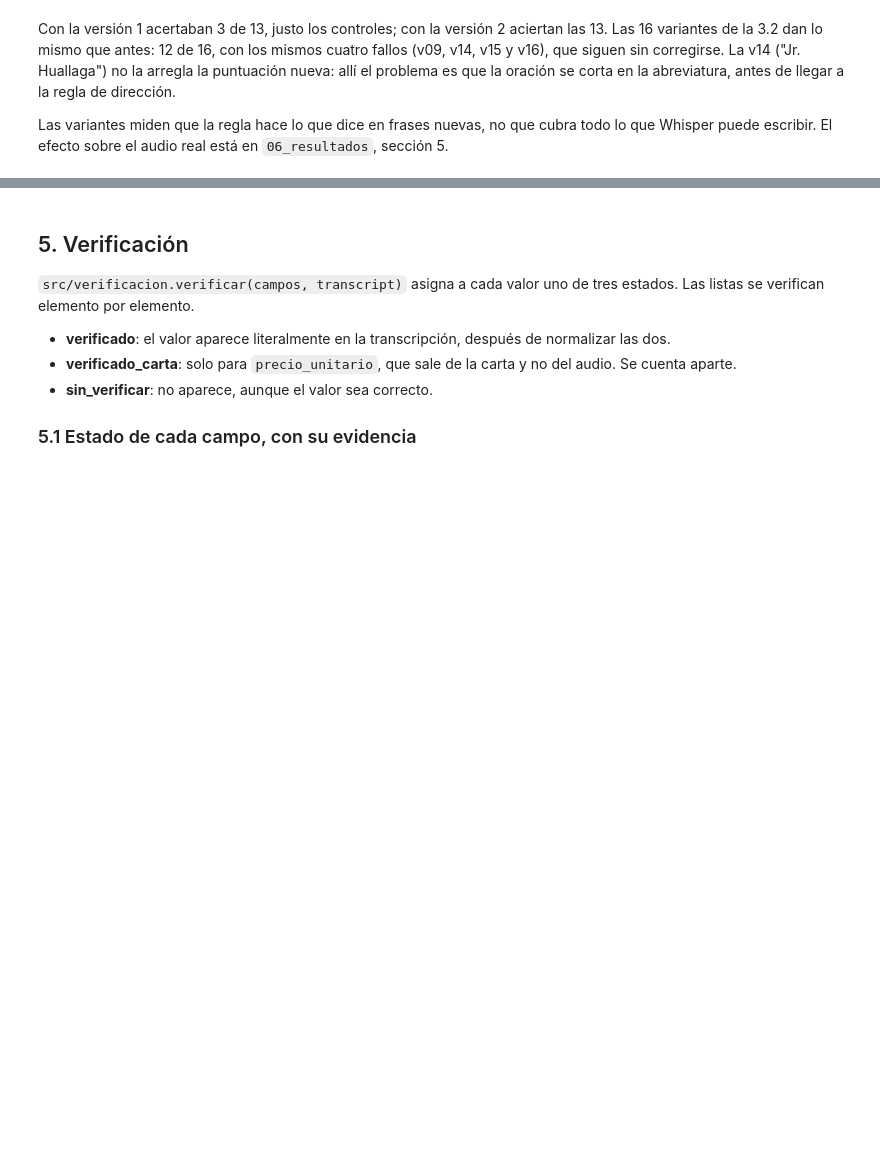
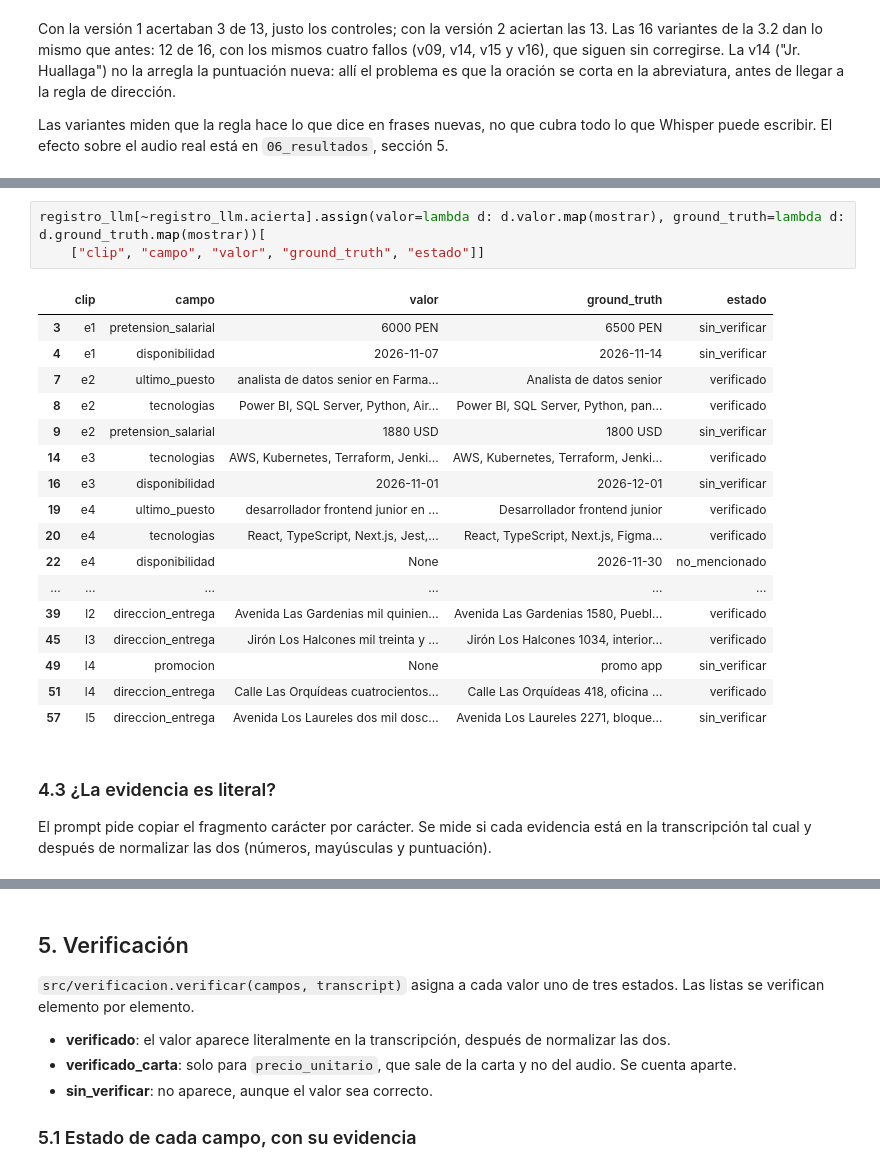
Before and after one commit to mmlis02/HW_05_202602, a Jupyter notebook: notebooks/03_extraccion.ipynb, the cells around one changed output, grey strips where cells are left out. Saved outputs shown, nothing was run; the diff lists cells and outputs as text; blank space fills up the shorter version.

```diff
--- a/notebooks/03_extraccion.ipynb
+++ b/notebooks/03_extraccion.ipynb
@@ -680,0 +799,25 @@ JSON estructurado con el prompt de `config.yaml`. Cada valor viene con su eviden
+# %%
+registro_llm[~registro_llm.acierta].assign(valor=lambda d: d.valor.map(mostrar), ground_truth=lambda d: d.ground_truth.map(mostrar))[
+    ["clip", "campo", "valor", "ground_truth", "estado"]]
+# %% [output]
+|  | clip | campo | valor | ground_truth | estado |
+| 3 | e1 | pretension_salarial | 6000 PEN | 6500 PEN | sin_verificar |
+| 4 | e1 | disponibilidad | 2026-11-07 | 2026-11-14 | sin_verificar |
+| 7 | e2 | ultimo_puesto | analista de datos senior en Farma... | Analista de datos senior | verificado |
+| 8 | e2 | tecnologias | Power BI, SQL Server, Python, Air... | Power BI, SQL Server, Python, pan... | verificado |
+| 9 | e2 | pretension_salarial | 1880 USD | 1800 USD | sin_verificar |
+| 14 | e3 | tecnologias | AWS, Kubernetes, Terraform, Jenki... | AWS, Kubernetes, Terraform, Jenki... | verificado |
+| 16 | e3 | disponibilidad | 2026-11-01 | 2026-12-01 | sin_verificar |
+| 19 | e4 | ultimo_puesto | desarrollador frontend junior en ... | Desarrollador frontend junior | verificado |
+| 20 | e4 | tecnologias | React, TypeScript, Next.js, Jest,... | React, TypeScript, Next.js, Figma... | verificado |
+| 22 | e4 | disponibilidad | None | 2026-11-30 | no_mencionado |
+| ... | ... | ... | ... | ... | ... |
+| 39 | l2 | direccion_entrega | Avenida Las Gardenias mil quinien... | Avenida Las Gardenias 1580, Puebl... | verificado |
+| 45 | l3 | direccion_entrega | Jirón Los Halcones mil treinta y ... | Jirón Los Halcones 1034, interior... | verificado |
+| 49 | l4 | promocion | None | promo app | sin_verificar |
+| 51 | l4 | direccion_entrega | Calle Las Orquídeas cuatrocientos... | Calle Las Orquídeas 418, oficina ... | verificado |
+| 57 | l5 | direccion_entrega | Avenida Los Laureles dos mil dosc... | Avenida Los Laureles 2271, bloque... | sin_verificar |
+# %% [markdown]
+### 4.3 ¿La evidencia es literal?
+
+El prompt pide copiar el fragmento carácter por carácter. Se mide si cada evidencia está en la transcripción tal cual y después de normalizar las dos (números, mayúsculas y puntuación).
```
Also changed, not shown: parts of 24 cells of this notebook.
